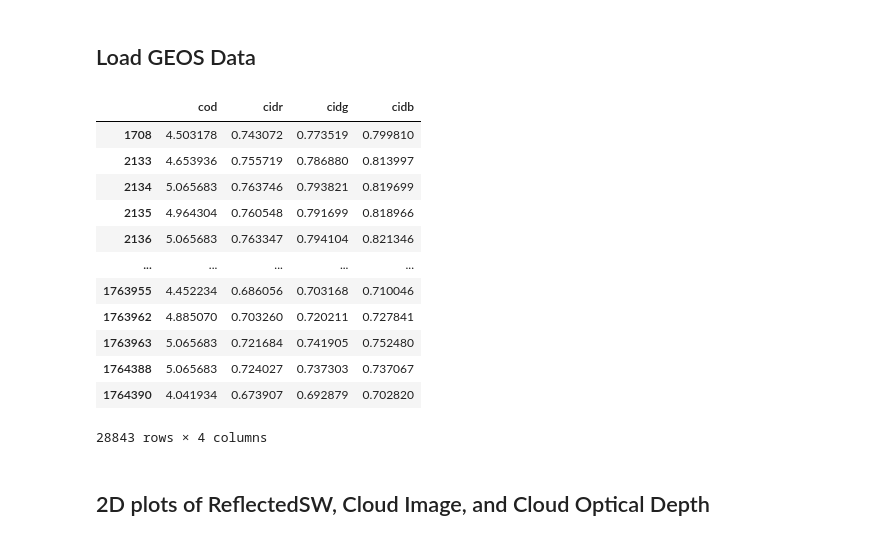
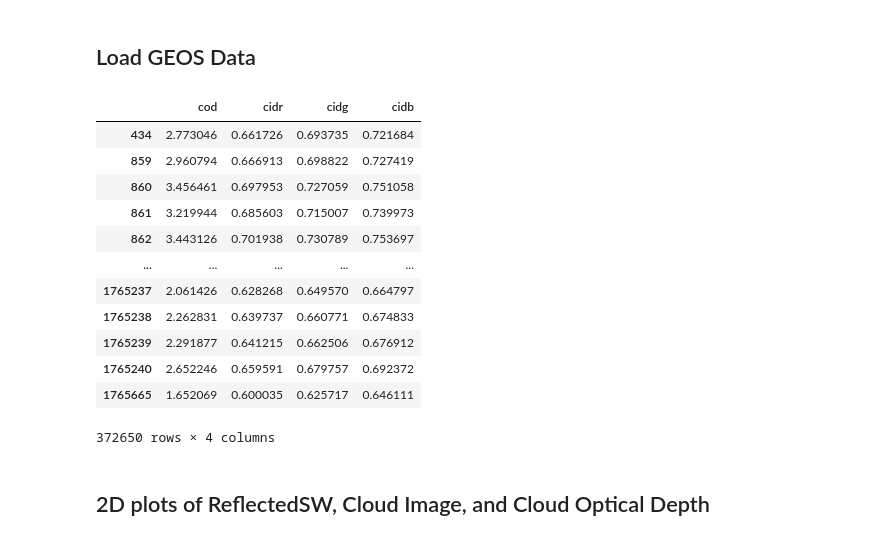
Before and after one commit to vmunte/Cloud_Fraction_Atlantic2024, a Jupyter notebook: notebooks/EDA.ipynb, the cells around one changed output. Cells and saved outputs as stored; diff of their text form; code cells hidden in the pictures.

```diff
--- a/notebooks/EDA.ipynb
+++ b/notebooks/EDA.ipynb
@@ -52,32 +52,32 @@ CIDB = CID.sel(rgb='blue')
 # %%
 
 # DataFrame containing all the variables
 df = pd.DataFrame({'cod':np.log(COD.data.flatten()),
               'cidr': CIDR.data.flatten(),
               'cidg': CIDG.data.flatten(),
               'cidb': CIDB.data.flatten(),
               })
 df.dropna(inplace=True)
-df = df.loc[~((df.cidr==0)|(df.cidr==0)|(df.cidr==0)) & (df.cod>4) & (df.cod<5.1) ]
+df = df.loc[~((df.cidr==0)|(df.cidr==0)|(df.cidr==0)) & (df.cod>0) & (df.cod<5.1) ]
 
 # df
 # scaler = StandardScaler()
 # df=pd.DataFrame(scaler.fit_transform(df))
 df
 # %% [output]
 |  | cod | cidr | cidg | cidb |
-| 1708 | 4.503178 | 0.743072 | 0.773519 | 0.799810 |
-| 2133 | 4.653936 | 0.755719 | 0.786880 | 0.813997 |
-| 2134 | 5.065683 | 0.763746 | 0.793821 | 0.819699 |
-| 2135 | 4.964304 | 0.760548 | 0.791699 | 0.818966 |
-| 2136 | 5.065683 | 0.763347 | 0.794104 | 0.821346 |
+| 434 | 2.773046 | 0.661726 | 0.693735 | 0.721684 |
+| 859 | 2.960794 | 0.666913 | 0.698822 | 0.727419 |
+| 860 | 3.456461 | 0.697953 | 0.727059 | 0.751058 |
+| 861 | 3.219944 | 0.685603 | 0.715007 | 0.739973 |
+| 862 | 3.443126 | 0.701938 | 0.730789 | 0.753697 |
 | ... | ... | ... | ... | ... |
-| 1763955 | 4.452234 | 0.686056 | 0.703168 | 0.710046 |
-| 1763962 | 4.885070 | 0.703260 | 0.720211 | 0.727841 |
-| 1763963 | 5.065683 | 0.721684 | 0.741905 | 0.752480 |
-| 1764388 | 5.065683 | 0.724027 | 0.737303 | 0.737067 |
-| 1764390 | 4.041934 | 0.673907 | 0.692879 | 0.702820 |
+| 1765237 | 2.061426 | 0.628268 | 0.649570 | 0.664797 |
+| 1765238 | 2.262831 | 0.639737 | 0.660771 | 0.674833 |
+| 1765239 | 2.291877 | 0.641215 | 0.662506 | 0.676912 |
+| 1765240 | 2.652246 | 0.659591 | 0.679757 | 0.692372 |
+| 1765665 | 1.652069 | 0.600035 | 0.625717 | 0.646111 |
-28843 rows × 4 columns
+372650 rows × 4 columns
 # %% [markdown]
 ## 2D plots of ReflectedSW, Cloud Image, and Cloud Optical Depth
 # %%
```
Also changed, not shown: parts of 5 cells of this notebook.
